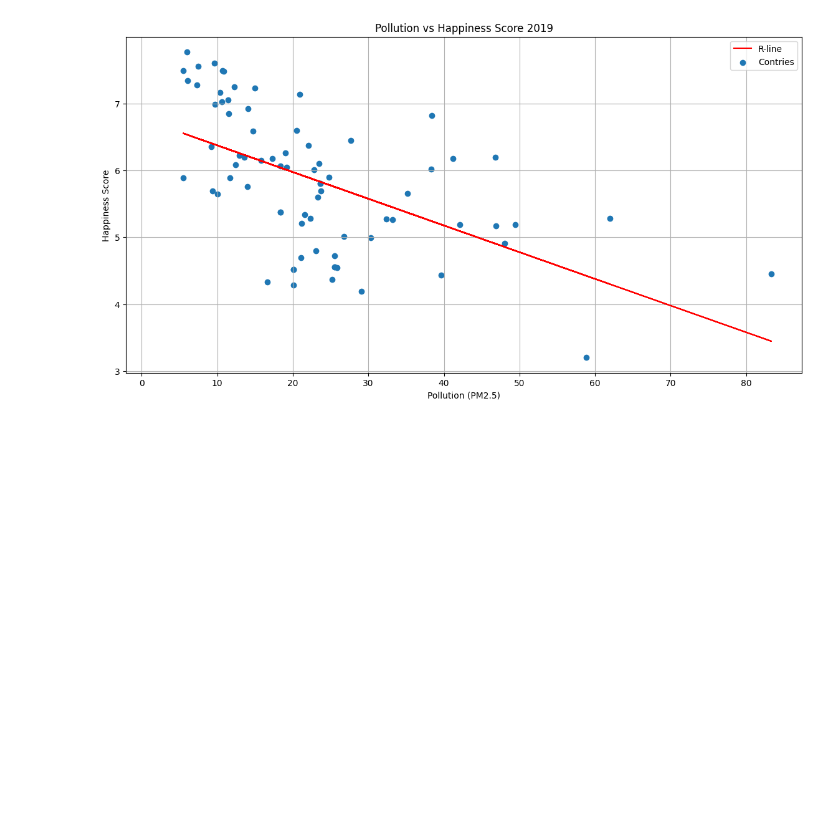
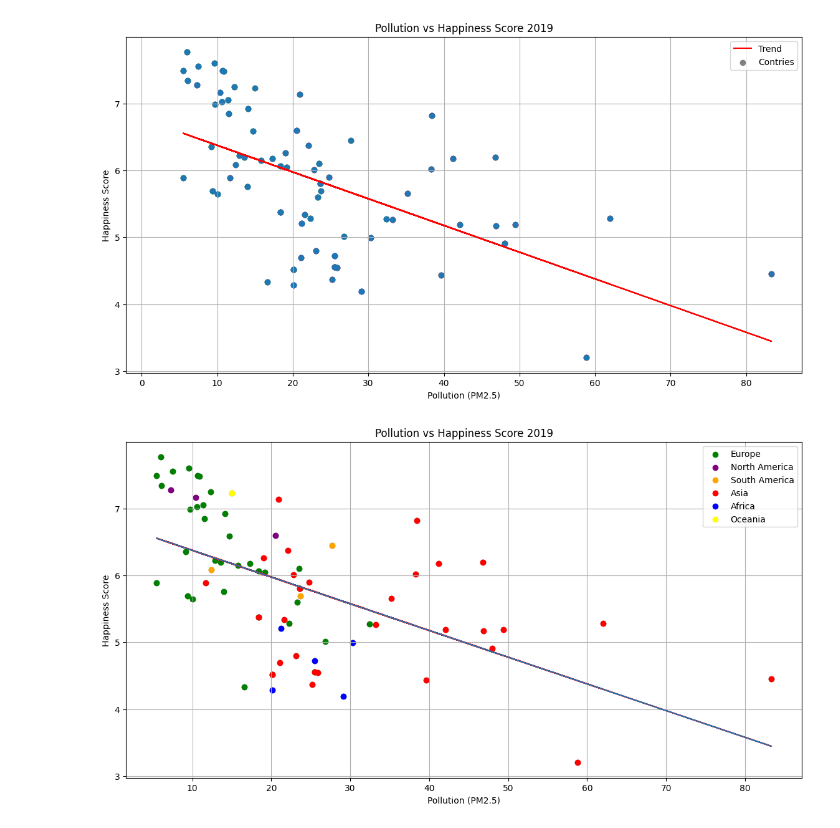
Before and after one commit to MrTyDev/Happiness-and-air-pollution-Research-Project, a Jupyter notebook: research.ipynb, the cells around one changed output. Saved outputs shown, nothing was run; the diff lists cells and outputs as text; code cells hidden in the pictures; blank space fills up the shorter version.

```diff
--- a/research.ipynb
+++ b/research.ipynb
@@ -103,9 +103,57 @@ ax.set_title('Pollution vs Happiness Score 2019')
 model = np.polyfit(analysis['PM2.5'], analysis['Happiness Score'], 1)
 ax.plot(analysis['PM2.5'], np.polyval(model, analysis['PM2.5']), color='r')
 
+continents = analysis['Continent']  # Anta att du har en kolumn för kontinenterna i din DataFrame
+ax.scatter(x, y, color='grey')
+continent_colors = {'Europe': 'green', 'North America': 'purple',  'South America': 'orange', 'Asia': 'red', 'Africa': 'blue', 'Oceania': 'yellow'}
+for continent, color in continent_colors.items():
+    # Hämta index för länder i nuvarande kontinent
+    continent_indices = (continents == continent)
+    # Rita scatterplotten för länder i nuvarande kontinent med färgen för kontinenten
+    ax.scatter(x[continent_indices], y[continent_indices], color=color, label=continent)
+
+
 ax.scatter(x, y)
 ax.plot(xp, lr)
 ax.legend(["Trend", "Contries"])
 # %% [output]
 <matplotlib.legend.Legend at 0x...>
 [figure]
+# %%
+import numpy as np
+import matplotlib.pyplot as plt
+
+x = analysis.iloc[:, 2]
+y = analysis.iloc[:, 3]
+continents = analysis['Continent']  # Anta att du har en kolumn för kontinenterna i din DataFrame
+
+data_linreg = np.polyfit(x, y, 1)
+xp = np.linspace(x.min(), x.max(), 156)
+lr = np.polyval(data_linreg, xp)
+
+fig = plt.figure(figsize=(14, 7))
+ax = fig.add_subplot()
+ax.grid()
+ax.set_xlabel('Pollution (PM2.5)')
+ax.set_ylabel('Happiness Score')
+ax.set_title('Pollution vs Happiness Score 2019')
+
+model = np.polyfit(analysis['PM2.5'], analysis['Happiness Score'], 1)
+ax.plot(analysis['PM2.5'], np.polyval(model, analysis['PM2.5']), color='r')
+
+
+ax.scatter(x, y, color='grey')
+
+
+continent_colors = {'Europe': 'green', 'North America': 'purple',  'South America': 'orange', 'Asia': 'red', 'Africa': 'blue', 'Oceania': 'yellow'}
+
+for continent, color in continent_colors.items():
+    # Hämta index för länder i nuvarande kontinent
+    continent_indices = (continents == continent)
+    # Rita scatterplotten för länder i nuvarande kontinent med färgen för kontinenten
+    ax.scatter(x[continent_indices], y[continent_indices], color=color, label=continent)
+ax.plot(xp, lr)
+ax.legend()
+plt.show()
+# %% [output]
+[figure, added]
```
